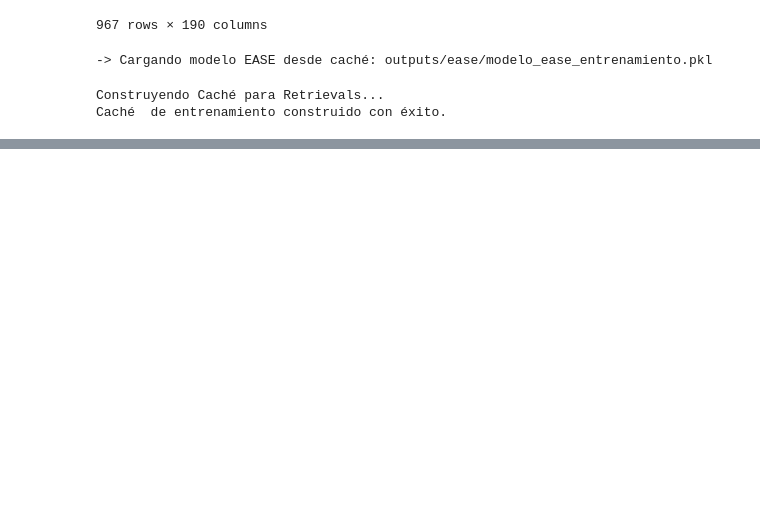
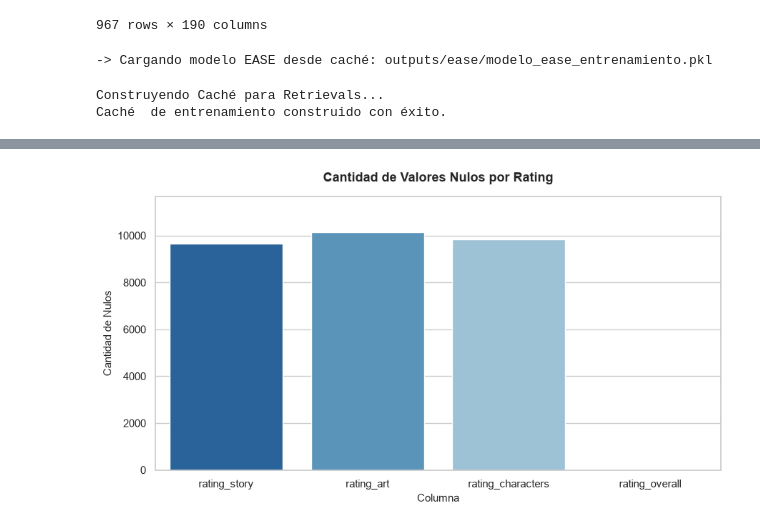
Before and after one commit to CLCHRISLOMBARDO/manga-recommendation-system, a Jupyter notebook: test.ipynb, the cells around one changed output, grey strips where cells are left out. Cells and saved outputs as stored; diff of their text form; code cells hidden in the pictures; blank space fills up the shorter version.

```diff
--- a/test.ipynb
+++ b/test.ipynb
@@ -249,0 +450,37 @@ Caché  de entrenamiento construido con éxito.
+# %%
+import matplotlib.pyplot as plt
+import seaborn as sns
+
+sns.set_theme(style="whitegrid")
+
+# 1. Calcular los valores nulos de esas columnas
+nulos = interacciones[
+    ["rating_story", "rating_art", "rating_characters", "rating_overall"]
+].isna().sum()
+
+plt.figure(figsize=(9, 5))
+
+# 2. Crear el gráfico guardando la referencia en 'ax'
+ax = sns.barplot(
+    x=nulos.index,
+    y=nulos.values,
+    palette="Blues_r",
+    hue=nulos.index,
+    legend=False,
+)
+
+# 3. Agregar los números arriba de cada barra automáticamente
+#ax.bar_label(ax.containers[0], padding=3, fontsize=10, fontweight="bold")
+
+# 4. Personalización y ajustes visuales
+plt.title("Cantidad de Valores Nulos por Rating", fontsize=13, fontweight="bold", pad=15)
+plt.xlabel("Columna", fontsize=11)
+plt.ylabel("Cantidad de Nulos", fontsize=11)
+
+# Opcional: expandir un poco el límite superior del eje Y para que los números no se corten
+plt.ylim(0, nulos.max() * 1.15)
+
+plt.tight_layout()
+plt.show()
+# %% [output]
+[figure, added]
```
Also changed, not shown: parts of 34 cells of this notebook, 1 other file.
